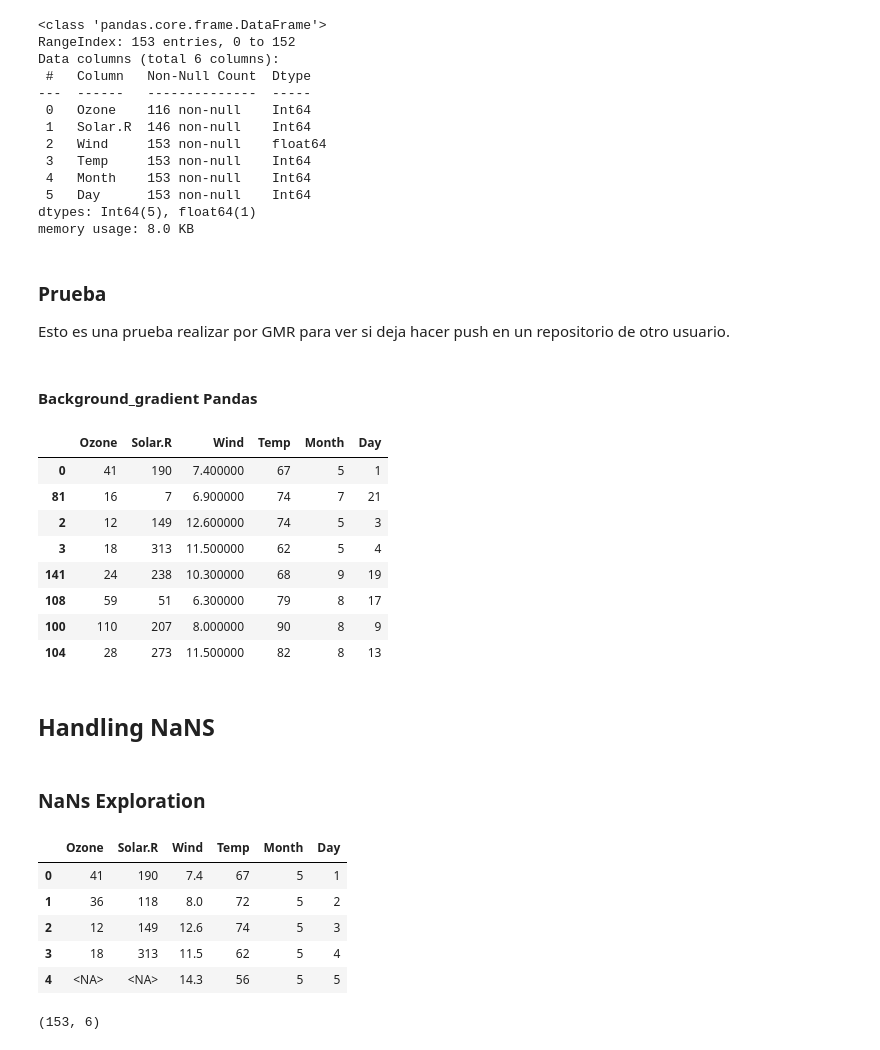
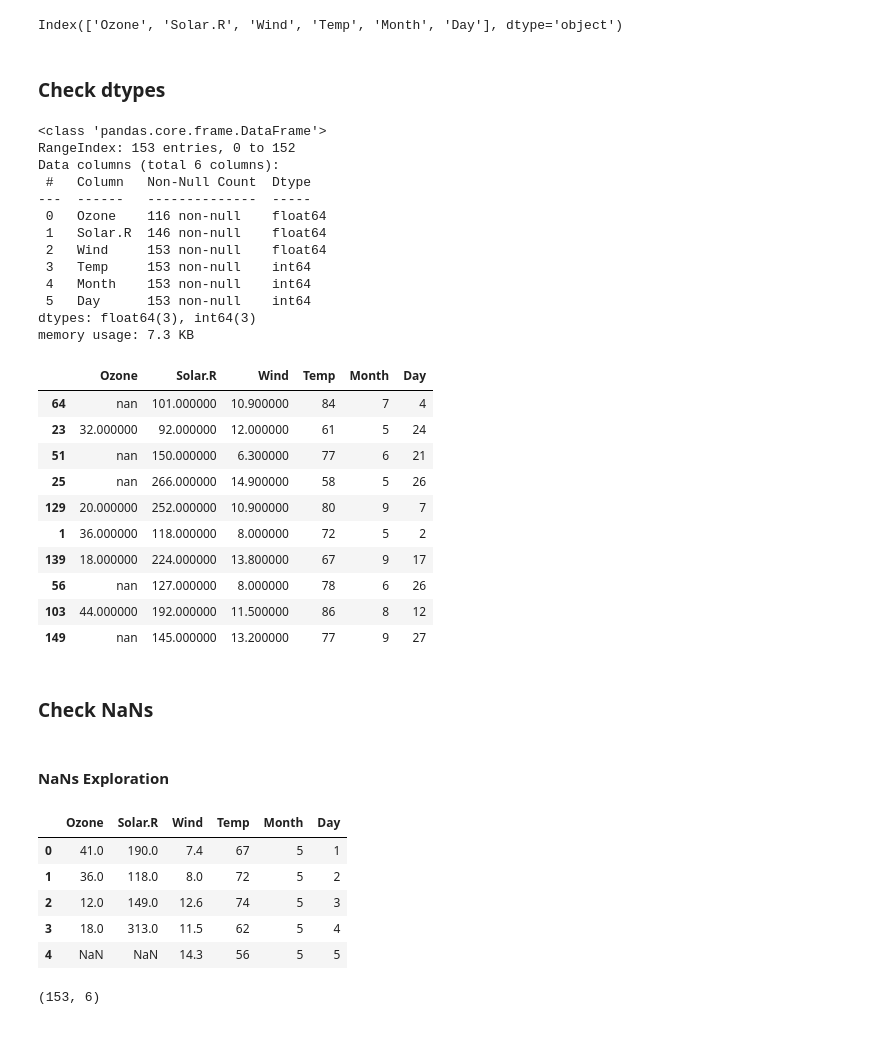
Before and after one commit to xiaoxi-david/AirQuality, a Jupyter notebook: airquality.ipynb, the cells around one changed output. Cells and saved outputs as stored; diff of their text form; code cells hidden in the pictures.

```diff
--- a/airquality.ipynb
+++ b/airquality.ipynb
@@ -22,0 +15,2 @@ with open("airquality.csv") as f:
+# %%
+airquality = pd.read_csv("https://raw.githubusercontent.com/xiaoxi-david/AirQuality/master/airquality.csv")
@@ -23,3 +26,9 @@ with open("airquality.csv") as f:
+# %%
+airquality.columns
+# %% [output]
+Index(['Ozone', 'Solar.R', 'Wind', 'Temp', 'Month', 'Day'], dtype='object')
+# %% [markdown]
+### Check dtypes
 # %%
 airquality.info()
 # %% [output]
@@ -28,49 +37,46 @@ RangeIndex: 153 entries, 0 to 152
 Data columns (total 6 columns):
  #   Column   Non-Null Count  Dtype
 ---  ------   --------------  -----
- 0   Ozone    116 non-null    Int64
- 1   Solar.R  146 non-null    Int64
+ 0   Ozone    116 non-null    float64
+ 1   Solar.R  146 non-null    float64
  2   Wind     153 non-null    float64
- 3   Temp     153 non-null    Int64
- 4   Month    153 non-null    Int64
- 5   Day      153 non-null    Int64
-dtypes: Int64(5), float64(1)
-memory usage: 8.0 KB
+ 3   Temp     153 non-null    int64
+ 4   Month    153 non-null    int64
+ 5   Day      153 non-null    int64
+dtypes: float64(3), int64(3)
+memory usage: 7.3 KB
-# %% [markdown]
-### Prueba
-
-Esto es una prueba realizar por GMR para ver si deja hacer push en un repositorio de otro usuario.
-# %% [markdown]
-#### Background_gradient Pandas
 # %%
 (
-    airquality.sample(10).dropna()
-    .style.background_gradient(subset=['Solar.R', 'Temp'], cmap='YlOrBr')
+    airquality.sample(10)
+    .style
+    .background_gradient(subset=['Solar.R', 'Temp'], cmap='YlOrBr')
     .background_gradient(subset=['Ozone', 'Wind'], cmap='PuBu')
 )
 # %% [output]
 |  | Ozone | Solar.R | Wind | Temp | Month | Day |
-| 0 | 41 | 190 | 7.400000 | 67 | 5 | 1 |
-| 81 | 16 | 7 | 6.900000 | 74 | 7 | 21 |
-| 2 | 12 | 149 | 12.600000 | 74 | 5 | 3 |
-| 3 | 18 | 313 | 11.500000 | 62 | 5 | 4 |
-| 141 | 24 | 238 | 10.300000 | 68 | 9 | 19 |
-| 108 | 59 | 51 | 6.300000 | 79 | 8 | 17 |
-| 100 | 110 | 207 | 8.000000 | 90 | 8 | 9 |
-| 104 | 28 | 273 | 11.500000 | 82 | 8 | 13 |
+| 64 | nan | 101.000000 | 10.900000 | 84 | 7 | 4 |
+| 23 | 32.000000 | 92.000000 | 12.000000 | 61 | 5 | 24 |
+| 51 | nan | 150.000000 | 6.300000 | 77 | 6 | 21 |
+| 25 | nan | 266.000000 | 14.900000 | 58 | 5 | 26 |
+| 129 | 20.000000 | 252.000000 | 10.900000 | 80 | 9 | 7 |
+| 1 | 36.000000 | 118.000000 | 8.000000 | 72 | 5 | 2 |
+| 139 | 18.000000 | 224.000000 | 13.800000 | 67 | 9 | 17 |
+| 56 | nan | 127.000000 | 8.000000 | 78 | 6 | 26 |
+| 103 | 44.000000 | 192.000000 | 11.500000 | 86 | 8 | 12 |
+| 149 | nan | 145.000000 | 13.200000 | 77 | 9 | 27 |
-# %% [markdown]
-## Handling NaNS
+# %% [markdown]
+### Check NaNs
 # %% [markdown]
-### NaNs Exploration
+#### NaNs Exploration
 # %%
 airquality.head()
 # %% [output]
 |  | Ozone | Solar.R | Wind | Temp | Month | Day |
-| 0 | 41 | 190 | 7.4 | 67 | 5 | 1 |
-| 1 | 36 | 118 | 8.0 | 72 | 5 | 2 |
-| 2 | 12 | 149 | 12.6 | 74 | 5 | 3 |
-| 3 | 18 | 313 | 11.5 | 62 | 5 | 4 |
-| 4 | <NA> | <NA> | 14.3 | 56 | 5 | 5 |
+| 0 | 41.0 | 190.0 | 7.4 | 67 | 5 | 1 |
+| 1 | 36.0 | 118.0 | 8.0 | 72 | 5 | 2 |
+| 2 | 12.0 | 149.0 | 12.6 | 74 | 5 | 3 |
+| 3 | 18.0 | 313.0 | 11.5 | 62 | 5 | 4 |
+| 4 | NaN | NaN | 14.3 | 56 | 5 | 5 |
 # %%
 airquality.shape
 # %% [output]
```
Also changed, not shown: parts of 16 cells of this notebook, 1 other file.
